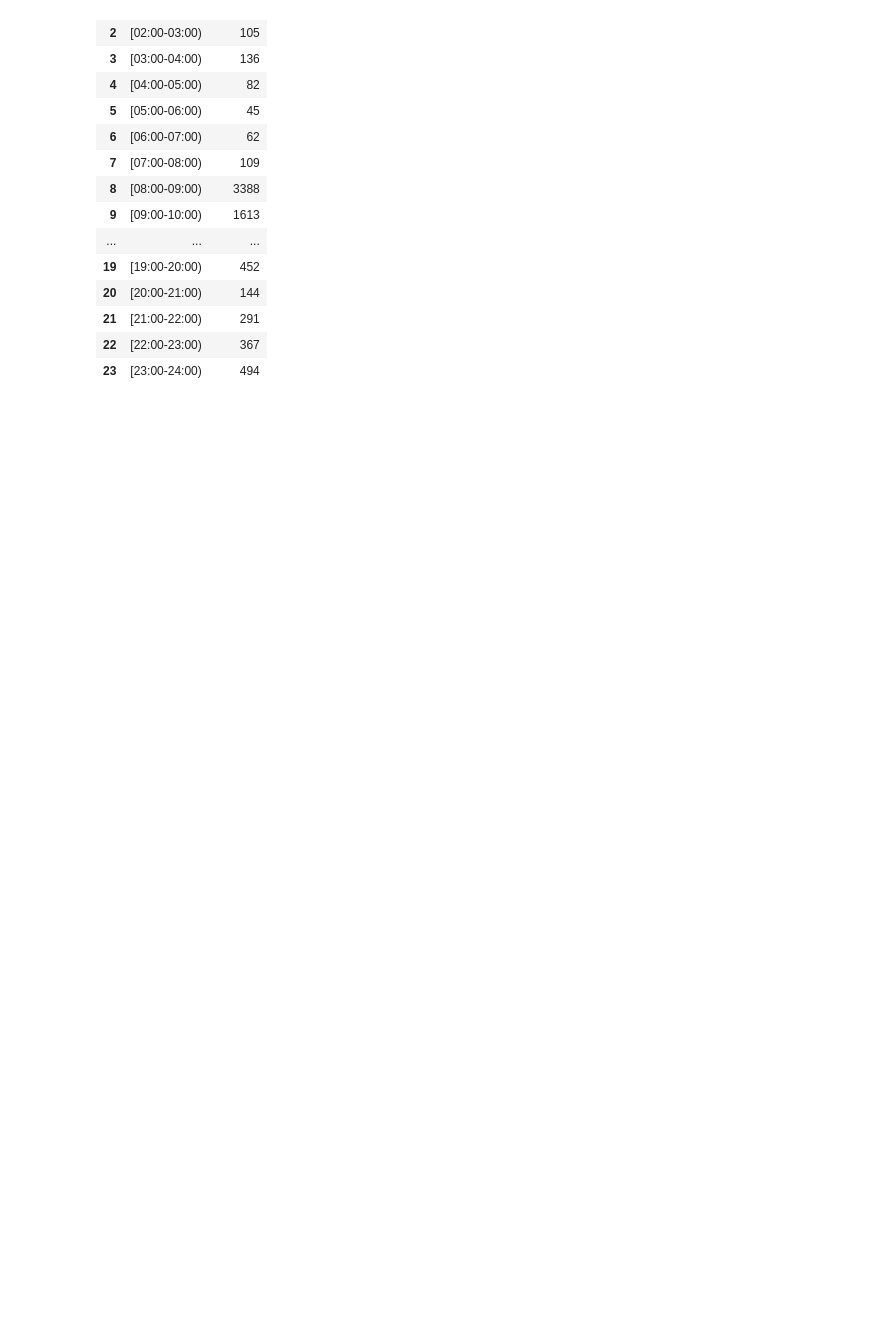
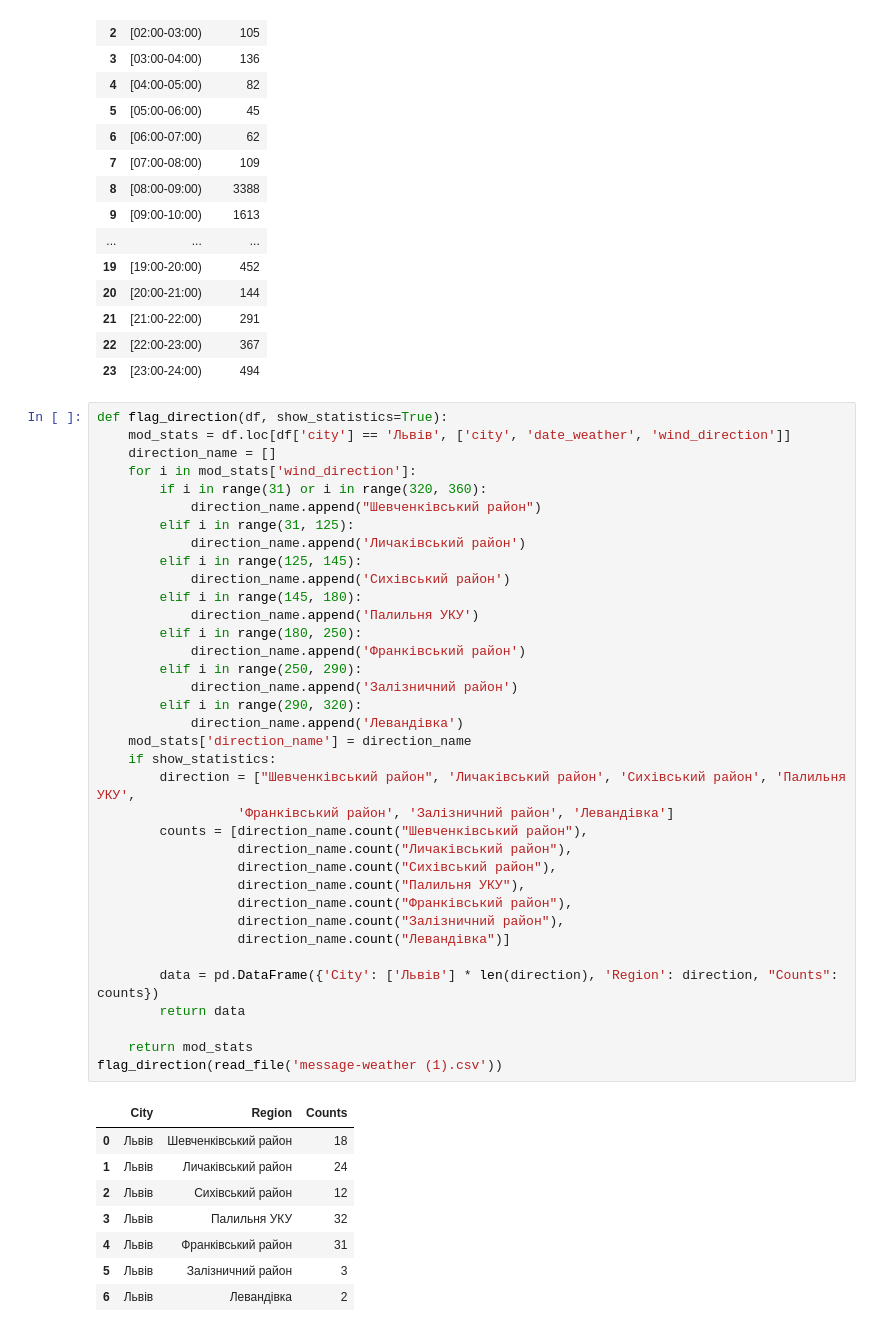
Before and after one commit to KiraYampolska/Weather-attacks, a Jupyter notebook: weather.ipynb, the cells around one changed output. Saved outputs shown, nothing was run; the diff lists cells and outputs as text; blank space fills up the shorter version.

```diff
--- a/weather.ipynb
+++ b/weather.ipynb
@@ -198,3 +198,48 @@ process_data(read_file('message-weather (1).csv'))
 | 21 | [21:00-22:00) | 291 |
 | 22 | [22:00-23:00) | 367 |
 | 23 | [23:00-24:00) | 494 |
+# %%
+def flag_direction(df, show_statistics=True):
+    mod_stats = df.loc[df['city'] == 'Львів', ['city', 'date_weather', 'wind_direction']]
+    direction_name = []
+    for i in mod_stats['wind_direction']:
+        if i in range(31) or i in range(320, 360):
+            direction_name.append("Шевченківський район")
+        elif i in range(31, 125):
+            direction_name.append('Личаківський район')
+        elif i in range(125, 145):
+            direction_name.append('Сихівський район')
+        elif i in range(145, 180):
+            direction_name.append('Палильня УКУ')
+        elif i in range(180, 250):
+            direction_name.append('Франківський район')
+        elif i in range(250, 290):
+            direction_name.append('Залізничний район')
+        elif i in range(290, 320):
+            direction_name.append('Левандівка')
+    mod_stats['direction_name'] = direction_name
+    if show_statistics:
+        direction = ["Шевченківський район", 'Личаківський район', 'Сихівський район', 'Палильня УКУ',
+                  'Франківський район', 'Залізничний район', 'Левандівка']
+        counts = [direction_name.count("Шевченківський район"),
+                  direction_name.count("Личаківський район"),
+                  direction_name.count("Сихівський район"),
+                  direction_name.count("Палильня УКУ"),
+                  direction_name.count("Франківський район"),
+                  direction_name.count("Залізничний район"),
+                  direction_name.count("Левандівка")]
+
+        data = pd.DataFrame({'City': ['Львів'] * len(direction), 'Region': direction, "Counts": counts})
+        return data
+
+    return mod_stats
+flag_direction(read_file('message-weather (1).csv'))
+# %% [output]
+|  | City | Region | Counts |
+| 0 | Львів | Шевченківський район | 18 |
+| 1 | Львів | Личаківський район | 24 |
+| 2 | Львів | Сихівський район | 12 |
+| 3 | Львів | Палильня УКУ | 32 |
+| 4 | Львів | Франківський район | 31 |
+| 5 | Львів | Залізничний район | 3 |
+| 6 | Львів | Левандівка | 2 |
```
Also changed, not shown: parts of 2 cells of this notebook.
